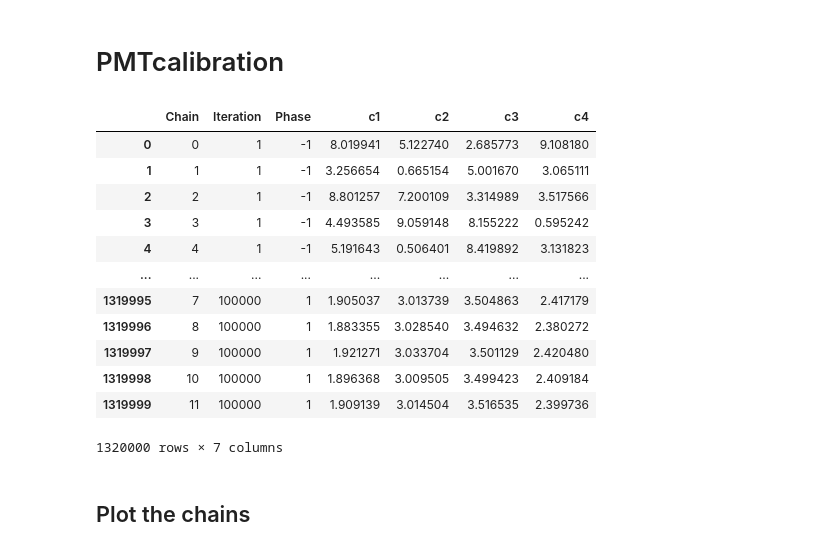
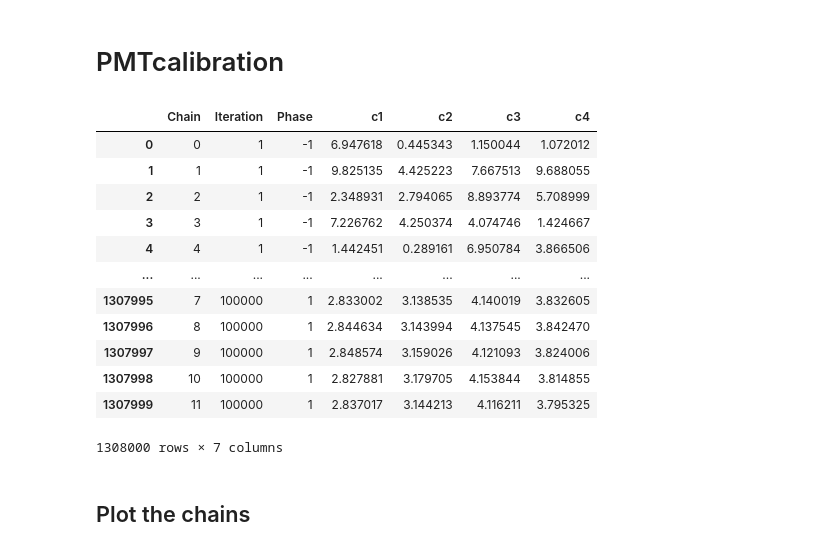
Before and after one commit to fraborra/Cygno_PMTs_fit, a Jupyter notebook: How_read_BAT_output.ipynb, the cells around one changed output. Cells and saved outputs as stored; diff of their text form; code cells hidden in the pictures.

```diff
--- a/How_read_BAT_output.ipynb
+++ b/How_read_BAT_output.ipynb
@@ -98,27 +144,26 @@ y: (4.03e+00 +- 1.27e+00)
 # %% [markdown]
 # PMTcalibration
 # %%
-output_filename = './output_PMTcalibration/PMTcalibration_cal_test_v3.txt_mcmc.root'
+output_filename = './output_PMTcalibration/PMTcalibration_cal_test_v5.txt_mcmc.root'
 mcmc = uproot.open(output_filename)
 variables = ['c1','c2','c3','c4']
 default = ['Chain','Iteration','Phase']
 df = mcmc[mcmc.keys()[1]].arrays(default + variables,library='pd')
+df
+# %% [output]
+|  | Chain | Iteration | Phase | c1 | c2 | c3 | c4 |
+| 0 | 0 | 1 | -1 | 6.947618 | 0.445343 | 1.150044 | 1.072012 |
+| 1 | 1 | 1 | -1 | 9.825135 | 4.425223 | 7.667513 | 9.688055 |
+| 2 | 2 | 1 | -1 | 2.348931 | 2.794065 | 8.893774 | 5.708999 |
+| 3 | 3 | 1 | -1 | 7.226762 | 4.250374 | 4.074746 | 1.424667 |
+| 4 | 4 | 1 | -1 | 1.442451 | 0.289161 | 6.950784 | 3.866506 |
+| ... | ... | ... | ... | ... | ... | ... | ... |
+| 1307995 | 7 | 100000 | 1 | 2.833002 | 3.138535 | 4.140019 | 3.832605 |
+| 1307996 | 8 | 100000 | 1 | 2.844634 | 3.143994 | 4.137545 | 3.842470 |
+| 1307997 | 9 | 100000 | 1 | 2.848574 | 3.159026 | 4.121093 | 3.824006 |
+| 1307998 | 10 | 100000 | 1 | 2.827881 | 3.179705 | 4.153844 | 3.814855 |
+| 1307999 | 11 | 100000 | 1 | 2.837017 | 3.144213 | 4.116211 | 3.795325 |
+1308000 rows × 7 columns
-# %%
-df
-# %% [output]
-|  | Chain | Iteration | Phase | c1 | c2 | c3 | c4 |
-| 0 | 0 | 1 | -1 | 8.019941 | 5.122740 | 2.685773 | 9.108180 |
-| 1 | 1 | 1 | -1 | 3.256654 | 0.665154 | 5.001670 | 3.065111 |
-| 2 | 2 | 1 | -1 | 8.801257 | 7.200109 | 3.314989 | 3.517566 |
-| 3 | 3 | 1 | -1 | 4.493585 | 9.059148 | 8.155222 | 0.595242 |
-| 4 | 4 | 1 | -1 | 5.191643 | 0.506401 | 8.419892 | 3.131823 |
-| ... | ... | ... | ... | ... | ... | ... | ... |
-| 1319995 | 7 | 100000 | 1 | 1.905037 | 3.013739 | 3.504863 | 2.417179 |
-| 1319996 | 8 | 100000 | 1 | 1.883355 | 3.028540 | 3.494632 | 2.380272 |
-| 1319997 | 9 | 100000 | 1 | 1.921271 | 3.033704 | 3.501129 | 2.420480 |
-| 1319998 | 10 | 100000 | 1 | 1.896368 | 3.009505 | 3.499423 | 2.409184 |
-| 1319999 | 11 | 100000 | 1 | 1.909139 | 3.014504 | 3.516535 | 2.399736 |
-1320000 rows × 7 columns
 # %% [markdown]
 ## Plot the chains
 # %%
```
Also changed, not shown: parts of 19 cells of this notebook, 5 other files.
